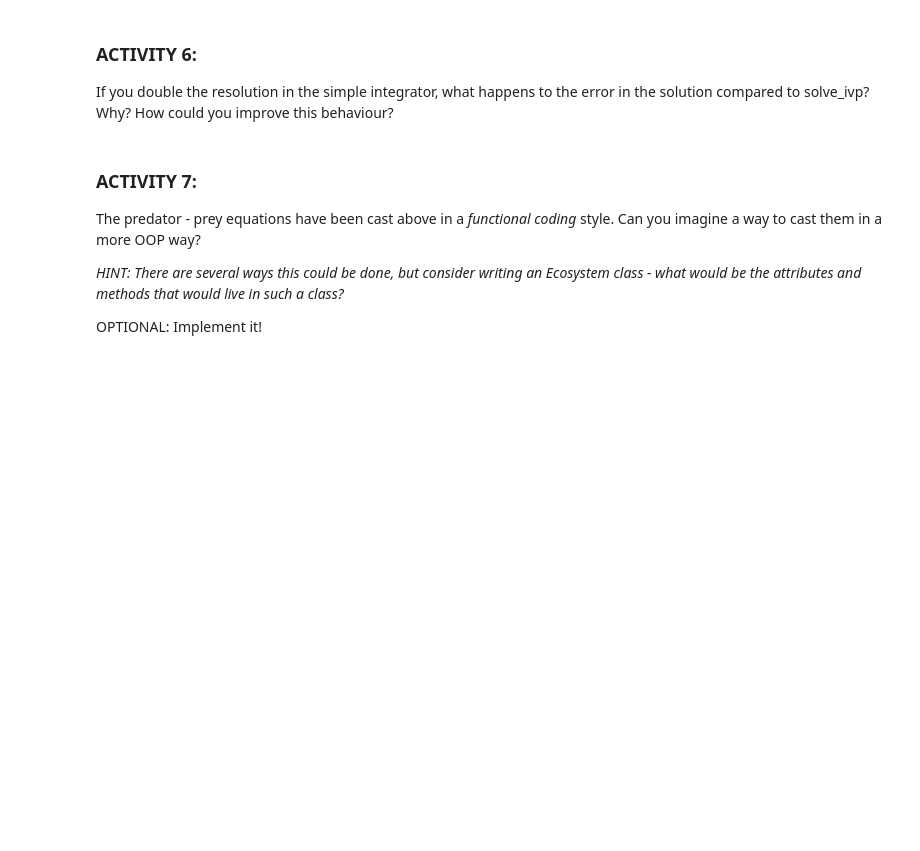
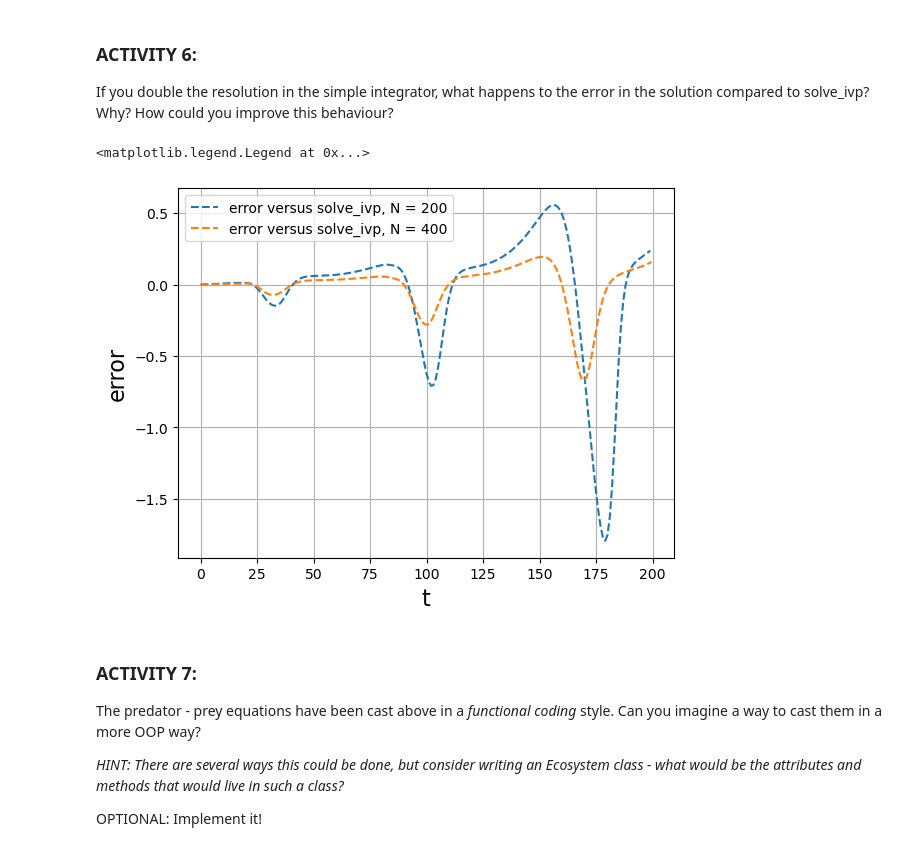
Before and after one commit to Vileh/Topics-In-Sci-Comp, a Jupyter notebook: Notebooks/Week3_LabExercises.ipynb, the cells around one changed output. Cells and saved outputs as stored; diff of their text form; code cells hidden in the pictures; blank space fills up the shorter version.

```diff
--- a/Notebooks/Week3_LabExercises.ipynb
+++ b/Notebooks/Week3_LabExercises.ipynb
@@ -361,8 +372,37 @@ solution_xy = solve_ivp(calculate_lv, [0,max_time], xy0,
 If you double the resolution in the simple integrator, what happens to the error in the solution compared to solve_ivp? Why? How could you improve this behaviour?
 # %%
 # Compare the errors here
+def get_solution_error(N_time_steps) :
+    delta_t = max_time / N_time_steps
+    t_solution = np.linspace(0.0, max_time-delta_t, N_time_steps) # values of independent variable
+    solution = solve_ivp(calculate_lv, [0,max_time], y0,
+                        method='RK45', t_eval=t_solution)
+    y_solution = np.zeros([N_time_steps, 2])
+    y_solution[0][:] = y0
+    for itime, time in enumerate(t_solution) :
+        if itime > 0 :
+            dydt = calculate_lv(time, y_solution[itime-1][:])
+            y_solution[:][itime] = y_solution[itime-1][:] + dydt * delta_t
+    error = solution.y[0] - y_solution[:,0]
+    return solution.t, error
 
-# HINT: plt.plot(solution.t, solution.y[0] - y_solution, '--', label="error versus solve_ivp, dt = ??")
+# Compare the errors here
+plt.grid()
+plt.xlabel("t", fontsize=16)
+plt.ylabel("error", fontsize=16)
+N_steps = 200
+t, error = get_solution_error(N_steps)
+plt.plot(t, error, '--',
+         label="error versus solve_ivp, N = "+ str(N_steps))
+N_steps = 2 * N_steps
+t, error = get_solution_error(N_steps)
+plt.plot(t, error, '--',
+         label="error versus solve_ivp, N = "+ str(N_steps))
+
+plt.legend()
+# %% [output]
+<matplotlib.legend.Legend at 0x...>
+[figure, added]
 # %% [markdown]
 ### ACTIVITY 7:
 
```
Also changed, not shown: parts of 4 cells of this notebook.
